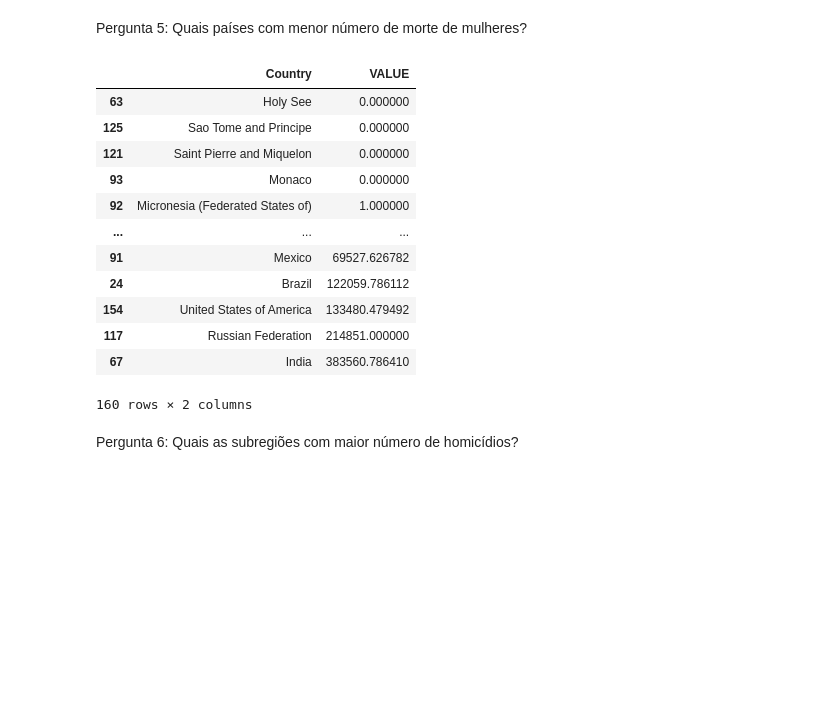
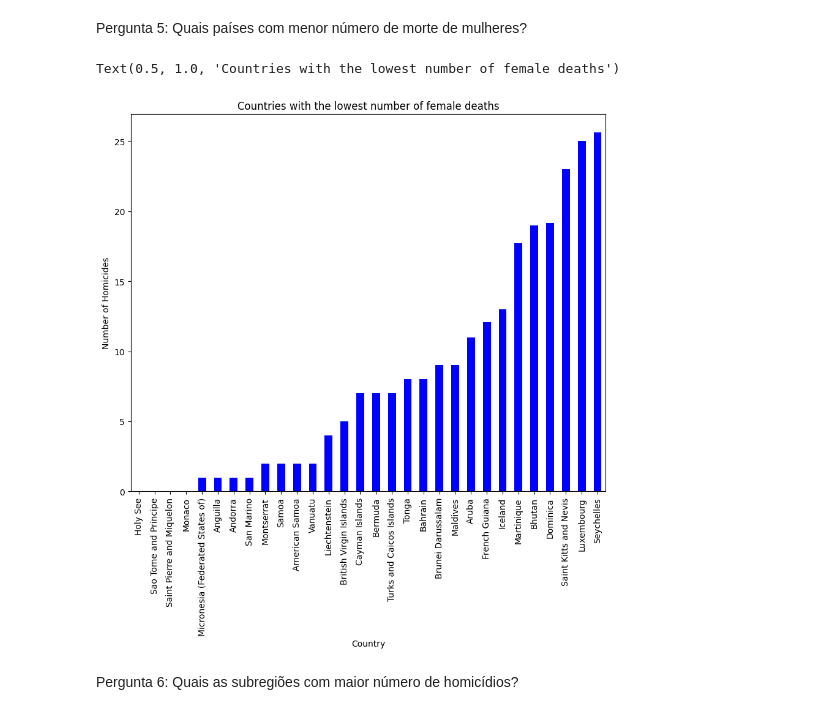
Before and after one commit to joaopaulogui/trabalho-analise-exploratoria-e-regressao, a Jupyter notebook: questoes.ipynb, the cells around one changed output. Saved outputs shown, nothing was run; the diff lists cells and outputs as text; code cells hidden in the pictures; blank space fills up the shorter version.

```diff
--- a/questoes.ipynb
+++ b/questoes.ipynb
@@ -153,24 +153,25 @@ Pergunta 5: Quais países com menor número de morte de mulheres?
 # %%
 least_female_homicides = countries_df.query("Sex == 'Female'")
 least_female_homicides = least_female_homicides[least_female_homicides["Indicator"].eq("Victims of intentional homicide")]
 least_female_homicides = least_female_homicides[least_female_homicides["Unit of measurement"].eq("Counts")]
 least_female_homicides = least_female_homicides.groupby("Country", as_index=False)["VALUE"].sum()
 least_female_homicides = least_female_homicides.sort_values(by="VALUE", ascending=True)
 least_female_homicides
+
+least_female_homicides.head(30).plot(
+    x = "Country",
+    y = "VALUE",
+    kind = "bar",
+    figsize = (10,8),
+    color = "blue"
+)
+
+plt.legend().remove()
+plt.ylabel("Number of Homicides")
+plt.title("Countries with the lowest number of female deaths")
 # %% [output]
-|  | Country | VALUE |
-| 63 | Holy See | 0.000000 |
-| 125 | Sao Tome and Principe | 0.000000 |
-| 121 | Saint Pierre and Miquelon | 0.000000 |
-| 93 | Monaco | 0.000000 |
-| 92 | Micronesia (Federated States of) | 1.000000 |
-| ... | ... | ... |
-| 91 | Mexico | 69527.626782 |
-| 24 | Brazil | 122059.786112 |
-| 154 | United States of America | 133480.479492 |
-| 117 | Russian Federation | 214851.000000 |
-| 67 | India | 383560.786410 |
-160 rows × 2 columns
+Text(0.5, 1.0, 'Countries with the lowest number of female deaths')
+[figure, added]
 # %% [markdown]
 Pergunta 6: Quais as subregiões com maior número de homicídios?
 # %%
```
Also changed, not shown: parts of 7 cells of this notebook, 1 other file.
